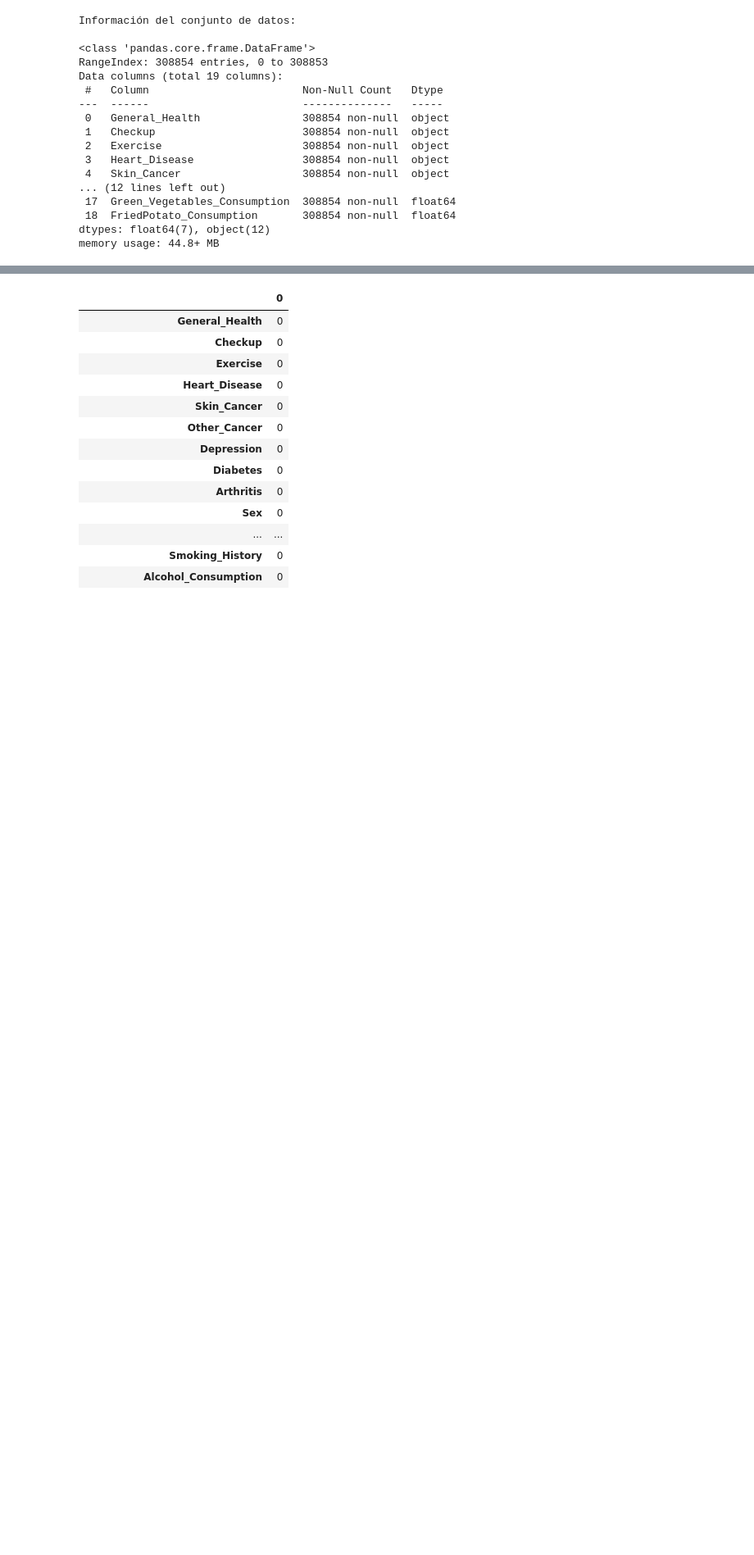
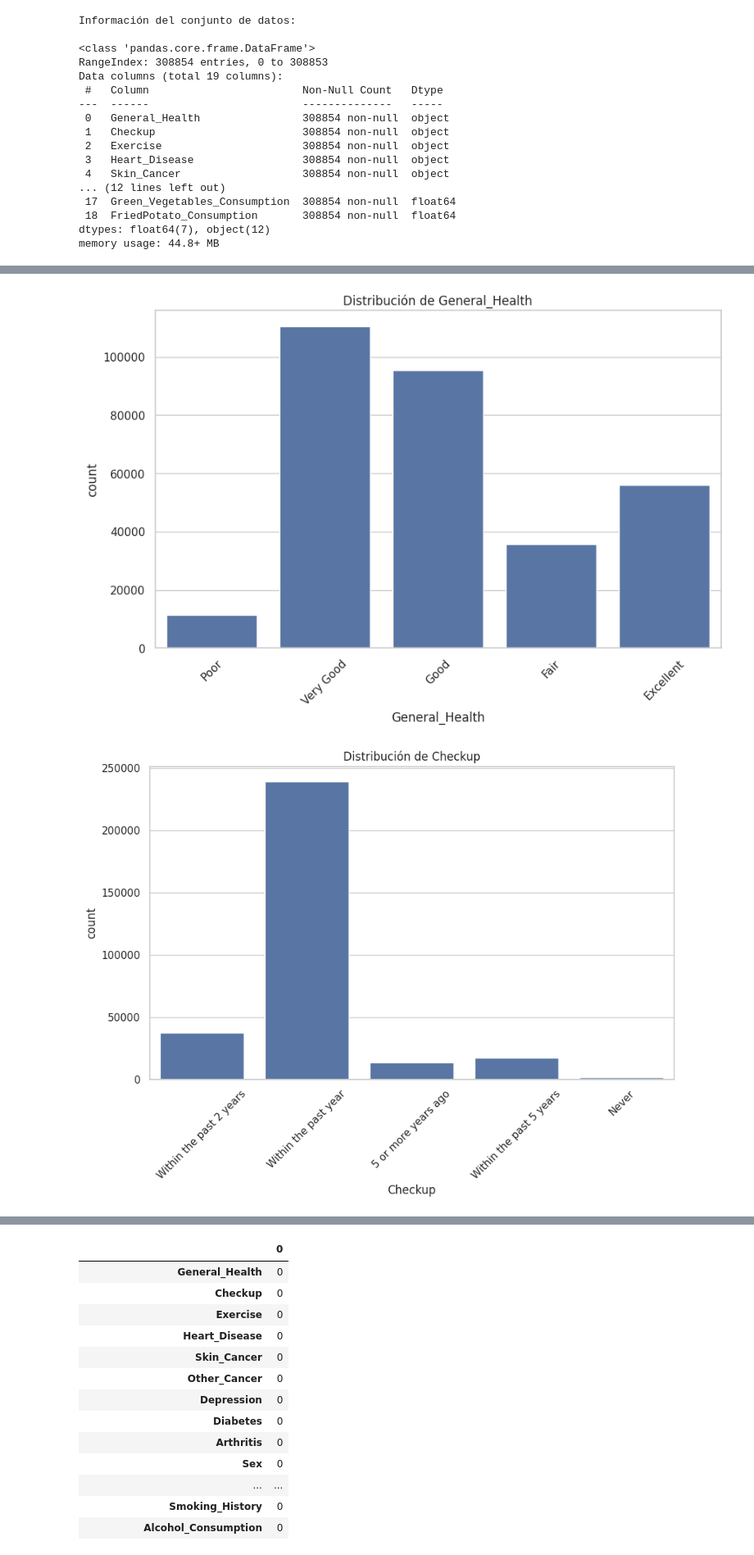
Before and after one commit to Laura9704/2025_-Analisis, a Jupyter notebook: TRABAJO.ipynb, the cells around one changed output, grey strips where cells are left out. Shown at 82% size. Cells and saved outputs as stored; diff of their text form; code cells hidden in the pictures; blank space fills up the shorter version.

Commit message:
Se agrega código de visualización en variables categóricas se implementa ayuda de IA

```diff
--- a/TRABAJO.ipynb
+++ b/TRABAJO.ipynb
@@ -90,0 +134,12 @@ Estadísticas descriptivas:
+# %%
+# Gráfico
+categorical_cols = ['General_Health', 'Checkup', 'Exercise', 'Heart_Disease', 'Skin_Cancer', 'Other_Cancer', 'Depression', 'Diabetes', 'Arthritis', 'Sex', 'Age_Category', 'Smoking_History', 'Alcohol_Consumption']
+for col in categorical_cols:
+    plt.figure(figsize=(10, 6))
+    sns.countplot(x=col, data=data)
+    plt.title(f'Distribución de {col}')
+    plt.xticks(rotation=45)
+    plt.show()
+# %% [output]
+[figure, added]
+[figure, added]
```
Also changed, not shown: parts of 6 cells of this notebook.
